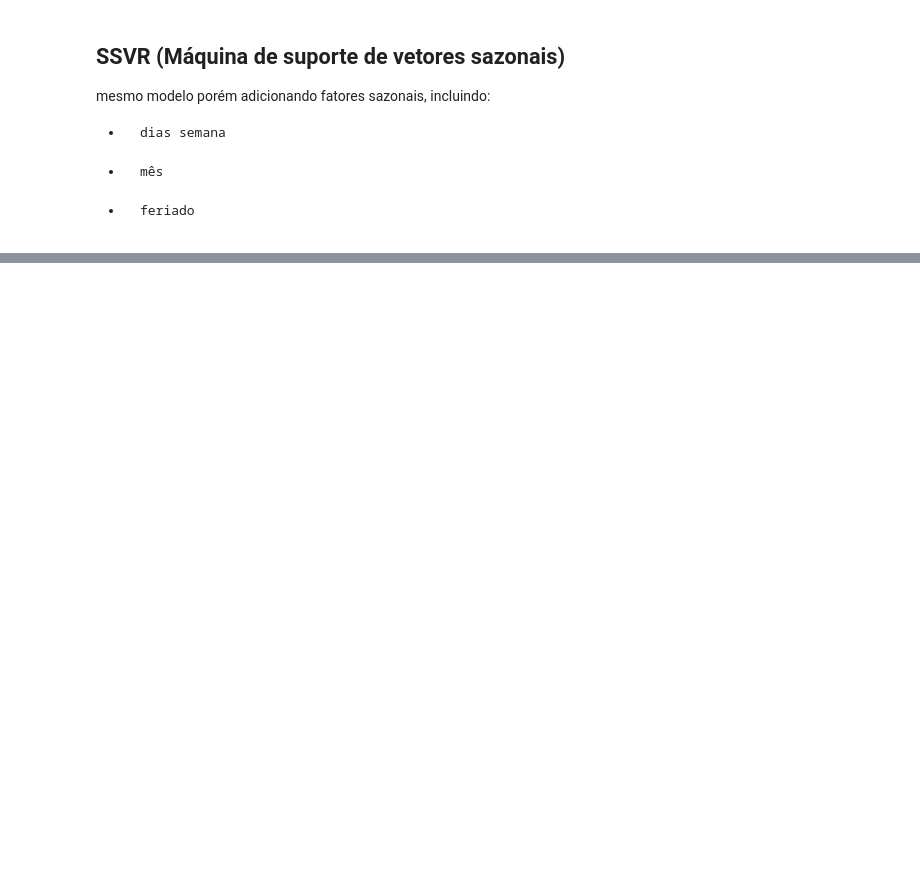
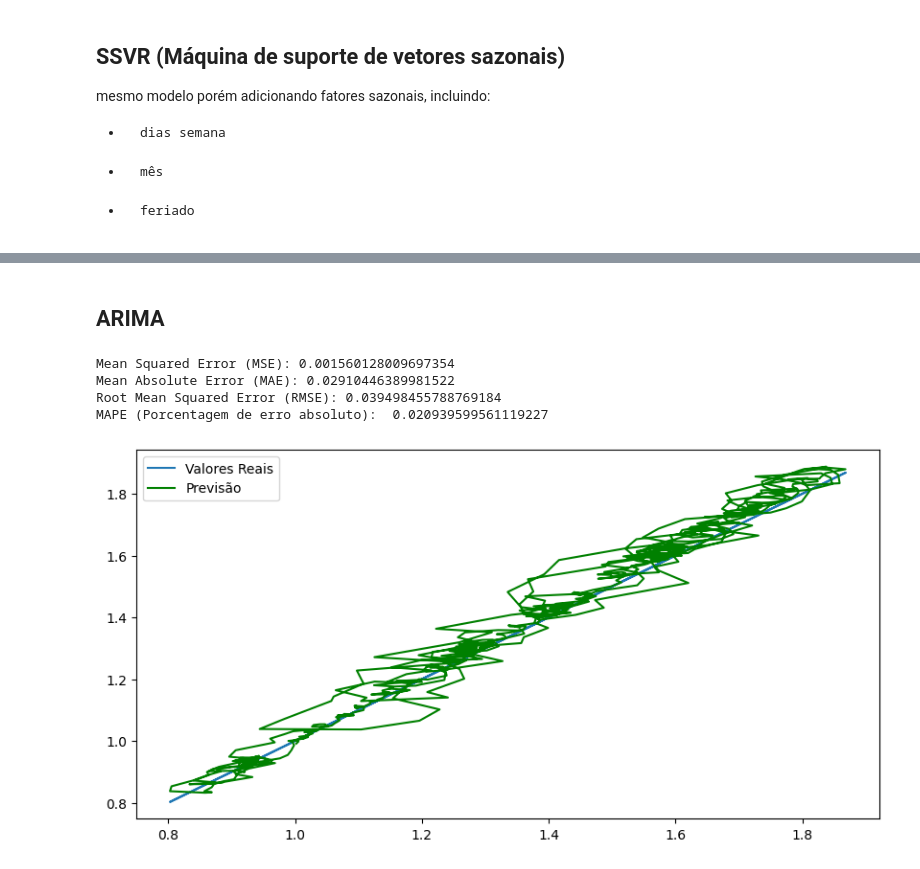
Before and after one commit to MrMarculu/PIC, a Jupyter notebook: pic-ipynb.ipynb, the cells around one changed output, grey strips where cells are left out. Saved outputs shown, nothing was run; the diff lists cells and outputs as text; code cells hidden in the pictures; blank space fills up the shorter version.

```diff
--- a/pic-ipynb.ipynb
+++ b/pic-ipynb.ipynb
@@ -941,0 +573,34 @@ array([<Axes: xlabel='yobs'>], dtype=object)
+# %% [markdown]
+## ARIMA
+# %%
+
+# Ajuste do modelo ARIMAX com os dados de treino
+model = ARIMA(y_train, order=(1, 1, 0),exog=X_train)
+fitted_model = model.fit(method_kwargs={'maxiter': 500})
+
+# Previsão com os dados de teste
+forecast = fitted_model.forecast(steps=len(X_test),exog=X_test)
+
+# Calculando métricas de avaliação
+mse_ = mse(y_test, forecast)
+mae_ = mae(y_test, forecast)
+rmse_ = sqrt(mse(y_test, forecast))
+mape_ = mape(y_test,forecast)
+
+print("Mean Squared Error (MSE):", mse_)
+print("Mean Absolute Error (MAE):", mae_)
+print("Root Mean Squared Error (RMSE):", rmse_)
+print("MAPE (Porcentagem de erro absoluto): ",mape_)
+# Plot para visualizar a previsão
+plt.figure(figsize=(10, 5))
+#plt.plot(y_train, label='Treinamento')
+plt.plot(y_test, y_test, label='Valores Reais')
+plt.plot(y_test, forecast, label='Previsão', color='green')
+plt.legend()
+plt.show()
+# %% [output]
+Mean Squared Error (MSE): 0.001560128009697354
+Mean Absolute Error (MAE): 0.02910446389981522
+Root Mean Squared Error (RMSE): 0.039498455788769184
+MAPE (Porcentagem de erro absoluto):  0.020939599561119227
+[figure, added]
```
Also changed, not shown: parts of 60 cells of this notebook.
